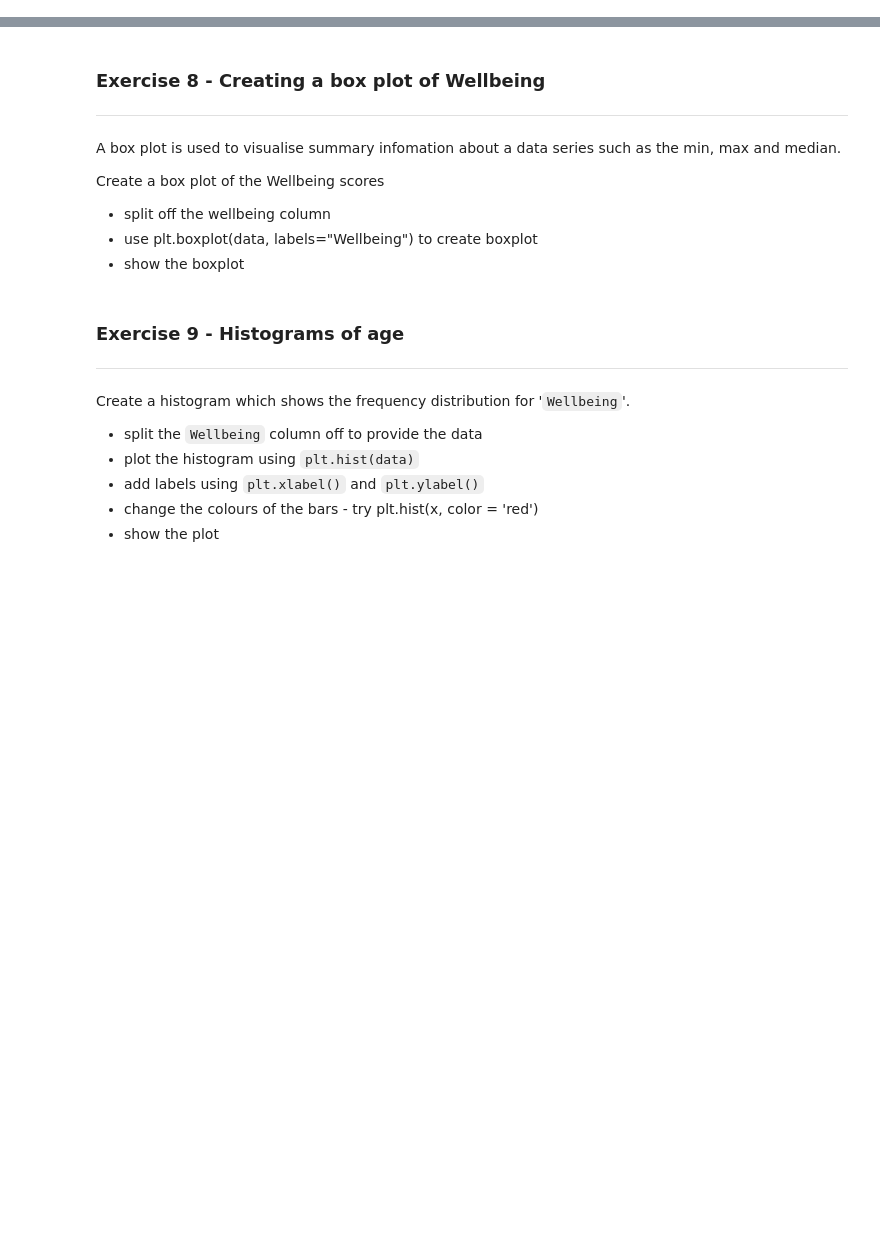
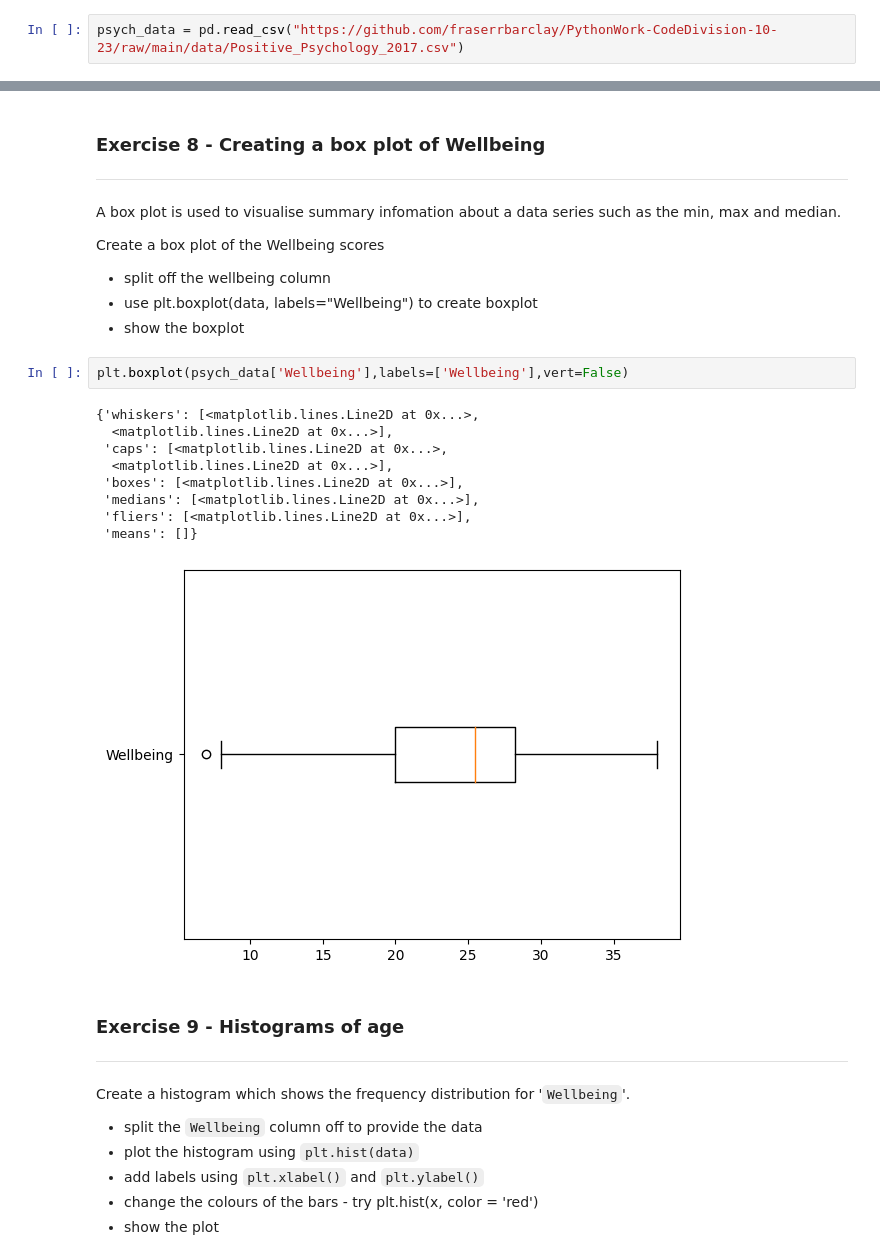
Before and after one commit to fraserrbarclay/Python-Data-Practicals, a Jupyter notebook: Week_7_Correlation_and_visualisation.ipynb, the cells around one changed output, grey strips where cells are left out. Drawn from its saved outputs; the diff is of its cells as text; blank space fills up the shorter version.

```diff
--- a/Week_7_Correlation_and_visualisation.ipynb
+++ b/Week_7_Correlation_and_visualisation.ipynb
@@ -351,4 +351,6 @@ To do this:
 * extract your labels using the keys() function
 * plot your pie chart using plt.pie(data, labels = labels)
 * write a comment noting anything interesting about the visualisation
+# %%
+psych_data = pd.read_csv("https://github.com/fraserrbarclay/PythonWork-CodeDivision-10-23/raw/main/data/Positive_Psychology_2017.csv")
 # %%
@@ -363,6 +422,18 @@ Create a box plot of the Wellbeing scores
 *  split off the wellbeing column
 *  use plt.boxplot(data, labels="Wellbeing") to create boxplot
 *  show the boxplot
+# %%
+plt.boxplot(psych_data['Wellbeing'],labels=['Wellbeing'],vert=False)
+# %% [output]
+{'whiskers': [<matplotlib.lines.Line2D at 0x...>,
+  <matplotlib.lines.Line2D at 0x...>],
+ 'caps': [<matplotlib.lines.Line2D at 0x...>,
+  <matplotlib.lines.Line2D at 0x...>],
+ 'boxes': [<matplotlib.lines.Line2D at 0x...>],
+ 'medians': [<matplotlib.lines.Line2D at 0x...>],
+ 'fliers': [<matplotlib.lines.Line2D at 0x...>],
+ 'means': []}
+[figure, added]
 # %% [markdown]
 ### Exercise 9 - Histograms of  age
 ---
```
Also changed, not shown: parts of 8 cells of this notebook.
